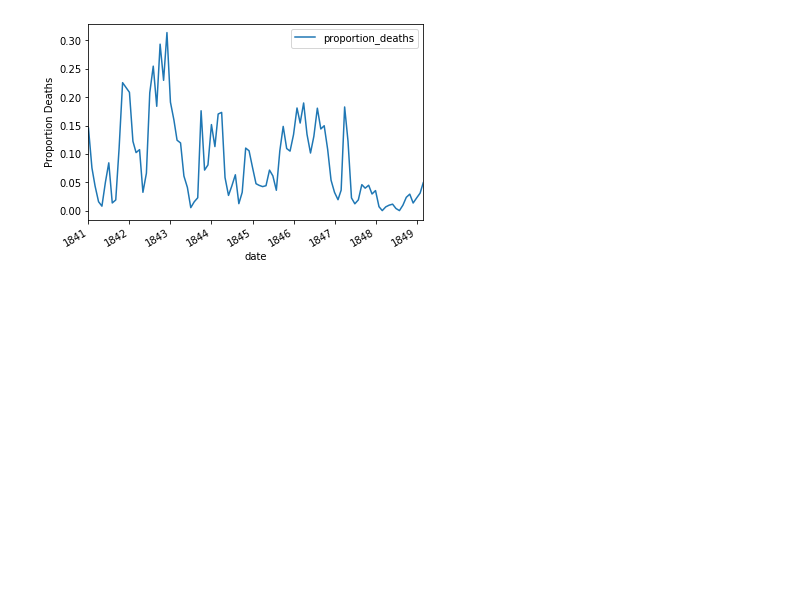
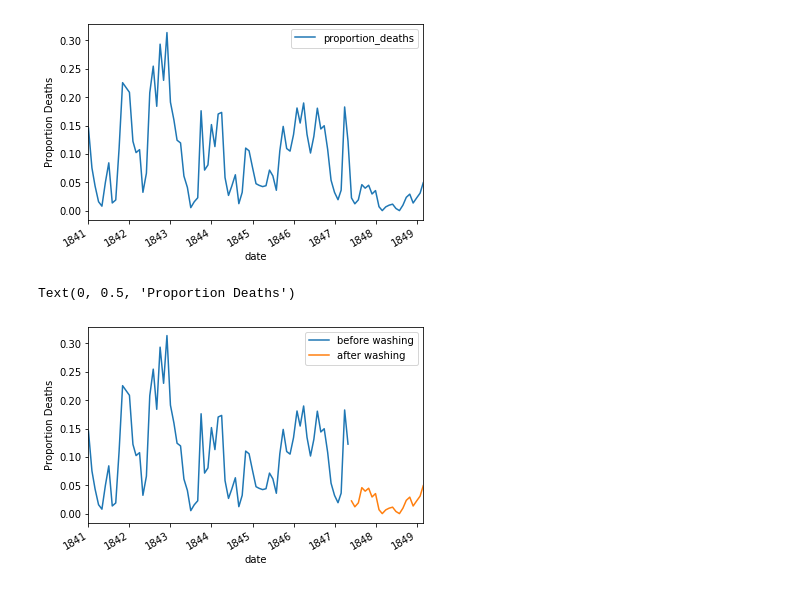
Before and after one commit to CristinaTRico/Handwashing, a Jupyter notebook: notebook.ipynb, the cells around one changed output. Drawn from its saved outputs; the diff is of its cells as text; code cells hidden in the pictures; blank space fills up the shorter version.

Commit message:
Update notebook - Task 6

```diff
--- a/notebook.ipynb
+++ b/notebook.ipynb
@@ -80,3 +80,20 @@ ax.set_ylabel("Proportion Deaths")
 # %% [output]
 Text(0, 0.5, 'Proportion Deaths')
 [figure]
+# %%
+# Date when handwashing was made mandatory
+import pandas as pd
+handwashing_start = pd.to_datetime('1847-06-01')
+
+# Split monthly into before and after handwashing_start
+before_washing = monthly[monthly['date']<handwashing_start]
+after_washing = monthly[monthly['date']>=handwashing_start]
+
+# Plot monthly proportion of deaths before and after handwashing
+# ... YOUR CODE FOR TASK 6 ...
+ax = before_washing.plot(x="date", y="proportion_deaths", label = "before washing")
+after_washing.plot(x="date", y="proportion_deaths", label = "after washing", ax = ax)
+ax.set_ylabel("Proportion Deaths")
+# %% [output]
+Text(0, 0.5, 'Proportion Deaths')
+[figure, added]
```
